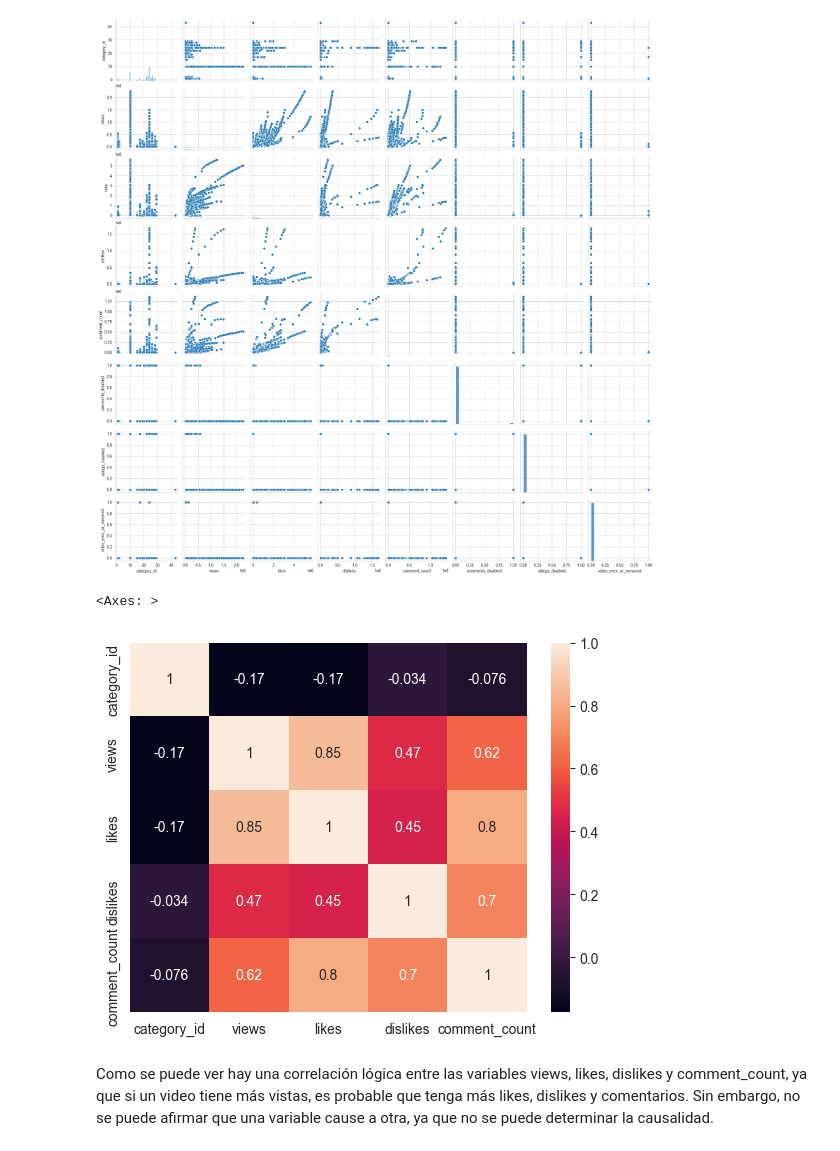
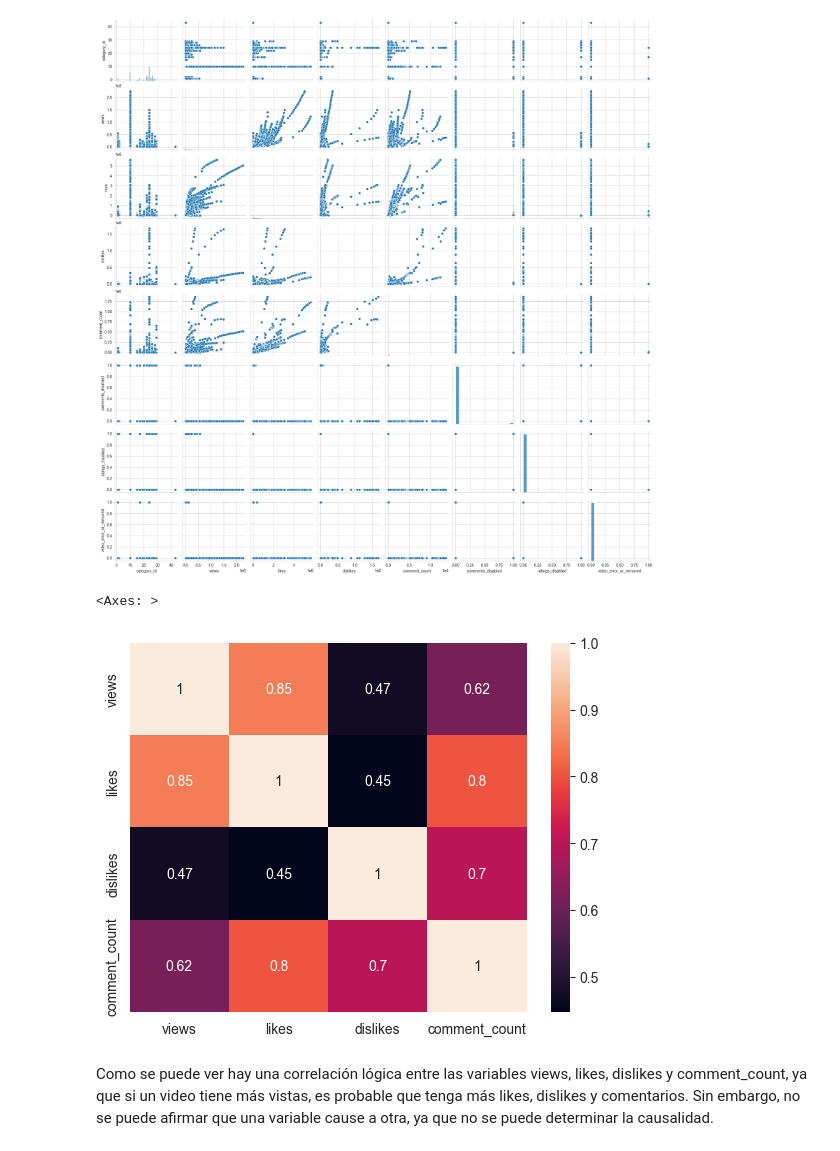
Before and after one commit to andres345gm/Skandia-prueba-tecnica, a Jupyter notebook: youtube_data_analysis.ipynb, the cells around one changed output. Saved outputs shown, nothing was run; the diff lists cells and outputs as text; code cells hidden in the pictures.

```diff
--- a/youtube_data_analysis.ipynb
+++ b/youtube_data_analysis.ipynb
@@ -119,12 +118,12 @@ sns.pairplot(us_videos_df)
 <seaborn.axisgrid.PairGrid at 0x...>
 [figure]
 # %%
-numeric_us_videos_df = us_videos_df.select_dtypes(include=['float64', 'int64'])
+numeric_us_videos_df = us_videos_df.drop(["category_id"], axis=1).select_dtypes(include=['float64', 'int64'])
 correlation_matrix = numeric_us_videos_df.corr()
 sns.heatmap(correlation_matrix, annot=True)
 # %% [output]
 <Axes: >
-[figure, old version]
+[figure, new version]
 # %% [markdown]
 Como se puede ver hay una correlación lógica entre las variables views, likes, dislikes y comment_count, ya que si un video tiene más vistas, es probable que tenga más likes, dislikes y comentarios. Sin embargo, no se puede afirmar que una variable cause a otra, ya que no se puede determinar la causalidad.
 # %% [markdown]
```
Also changed, not shown: parts of 47 cells of this notebook.
